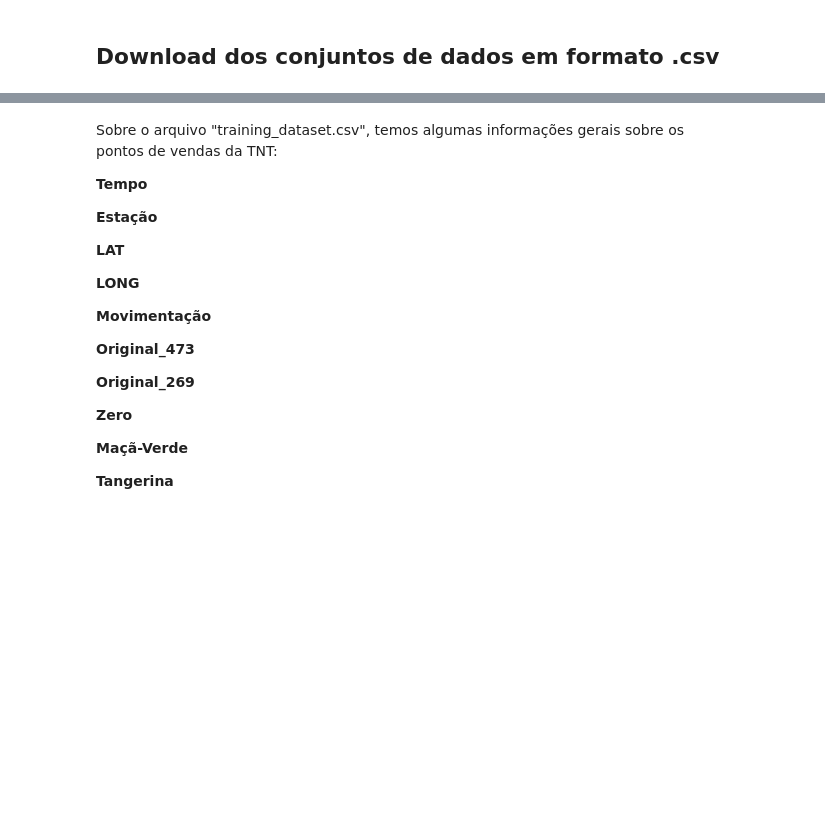
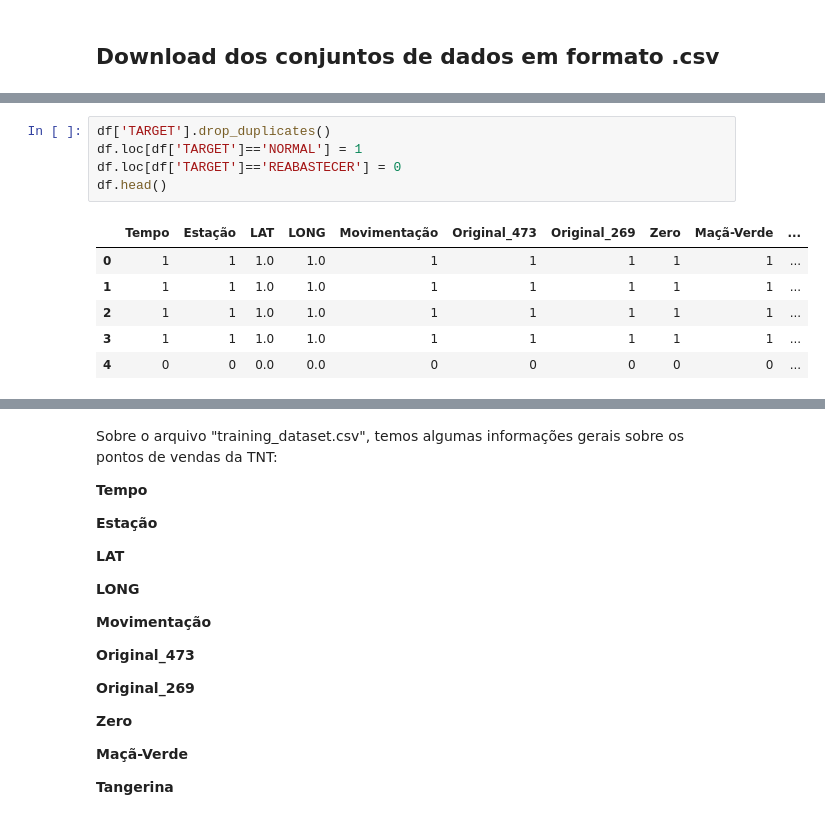
Before and after one commit to BrunoASNascimento/Maratona-Behind-the-Code, a Jupyter notebook: desafio-07/model-tnt.ipynb, the cells around one changed output, grey strips where cells are left out. Drawn from its saved outputs; the diff is of its cells as text; blank space fills up the shorter version.

```diff
--- a/desafio-07/model-tnt.ipynb
+++ b/desafio-07/model-tnt.ipynb
@@ -24,3 +39,15 @@ df.head()
+# %%
+df['TARGET'].drop_duplicates()
+df.loc[df['TARGET']=='NORMAL'] = 1
+df.loc[df['TARGET']=='REABASTECER'] = 0
+df.head()
+# %% [output]
+|  | Tempo | Estação | LAT | LONG | Movimentação | Original_473 | Original_269 | Zero | Maçã-Verde | ... |
+| 0 | 1 | 1 | 1.0 | 1.0 | 1 | 1 | 1 | 1 | 1 | ... |
+| 1 | 1 | 1 | 1.0 | 1.0 | 1 | 1 | 1 | 1 | 1 | ... |
+| 2 | 1 | 1 | 1.0 | 1.0 | 1 | 1 | 1 | 1 | 1 | ... |
+| 3 | 1 | 1 | 1.0 | 1.0 | 1 | 1 | 1 | 1 | 1 | ... |
+| 4 | 0 | 0 | 0.0 | 0.0 | 0 | 0 | 0 | 0 | 0 | ... |
 # %%
 df.info()
 # %% [output]
```
Also changed, not shown: parts of 28 cells of this notebook.
